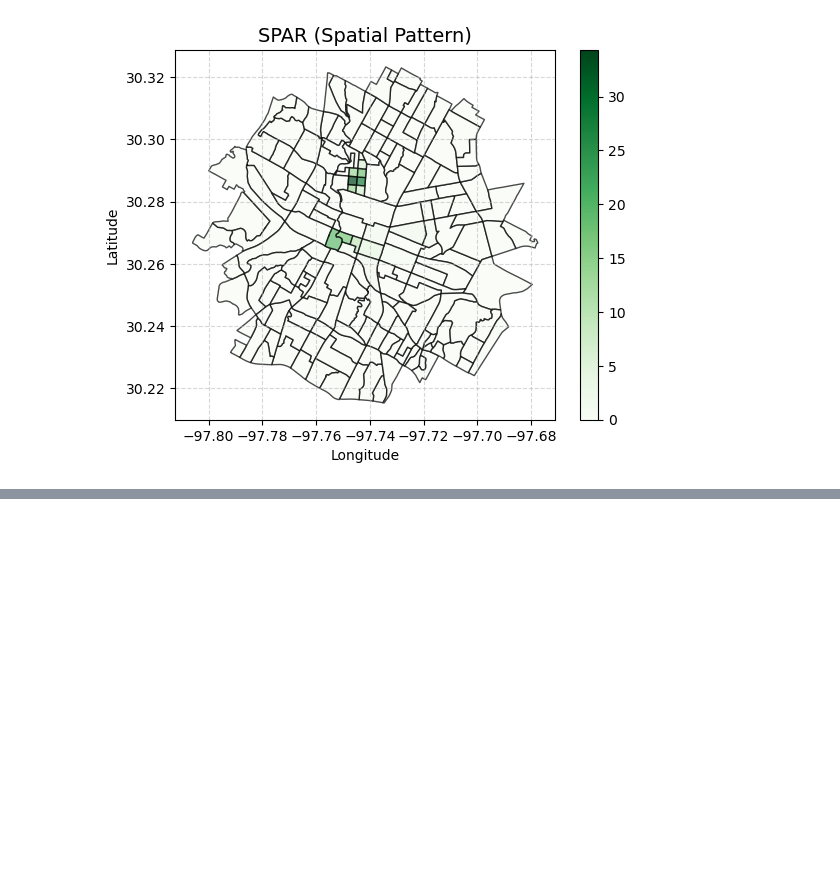
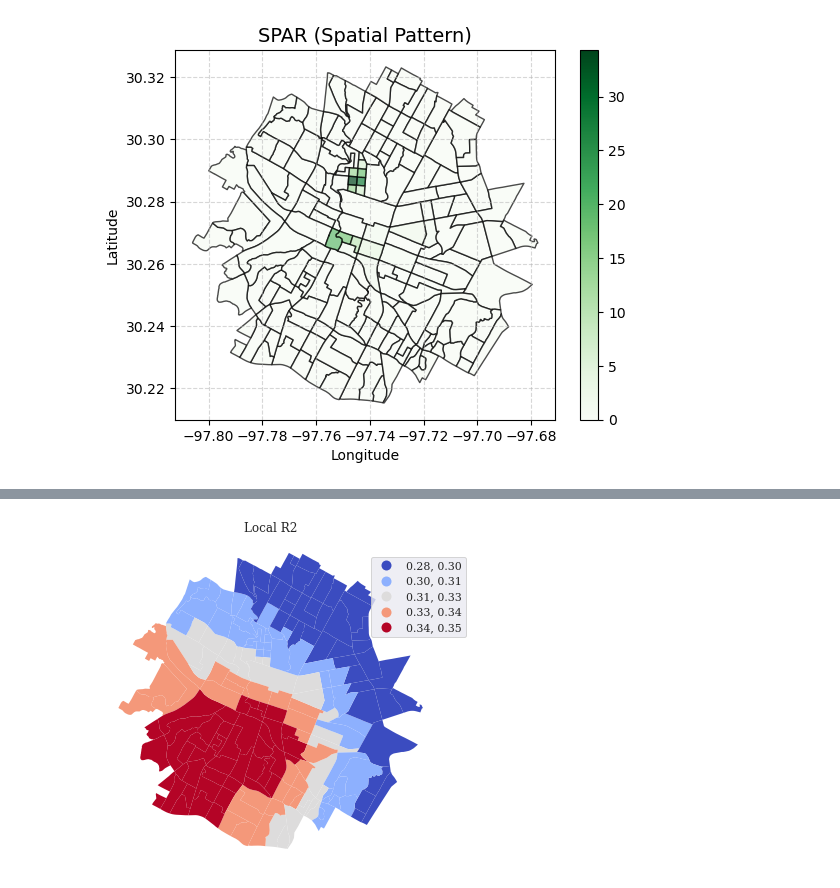
Before and after one commit to wherehaveyubin/research, a Jupyter notebook: 2025-MetroBike.ipynb, the cells around one changed output, grey strips where cells are left out. Drawn from its saved outputs; the diff is of its cells as text; code cells hidden in the pictures; blank space fills up the shorter version.

```diff
--- a/2025-MetroBike.ipynb
+++ b/2025-MetroBike.ipynb
@@ -221,0 +440,8 @@ plt.show()
+# %%
+u = gdf['X']
+v = gdf['Y']
+coords = list(zip(u,v))
+# %%
+%%time
+gwr_selector = Sel_BW(coords, y, X)
+gwr_bw = gwr_selector.search()
@@ -221,0 +455,3 @@ plt.show()
+# %%
+gwr_results = GWR(coords, y, X, gwr_bw).fit()
+gwr_results.summary()
@@ -221,0 +485,3 @@ plt.show()
+# %%
+# Add R2 to GeoDataframe
+gdf['gwr_R2'] = gwr_results.localR2
@@ -221,0 +504,9 @@ plt.show()
+# %%
+fig, ax = plt.subplots(figsize=(6, 6))
+gdf.plot(column='gwr_R2', cmap = 'coolwarm', linewidth=0.01, scheme = 'FisherJenks', k=5, legend=True, legend_kwds={'bbox_to_anchor':(1.10, 0.96)},  ax=ax)
+ax.set_title('Local R2', fontsize=12)
+ax.axis("off")
+#plt.savefig('myMap.png',dpi=150, bbox_inches='tight')
+plt.show()
+# %% [output]
+[figure, added]
```
Also changed, not shown: parts of 23 cells of this notebook.
